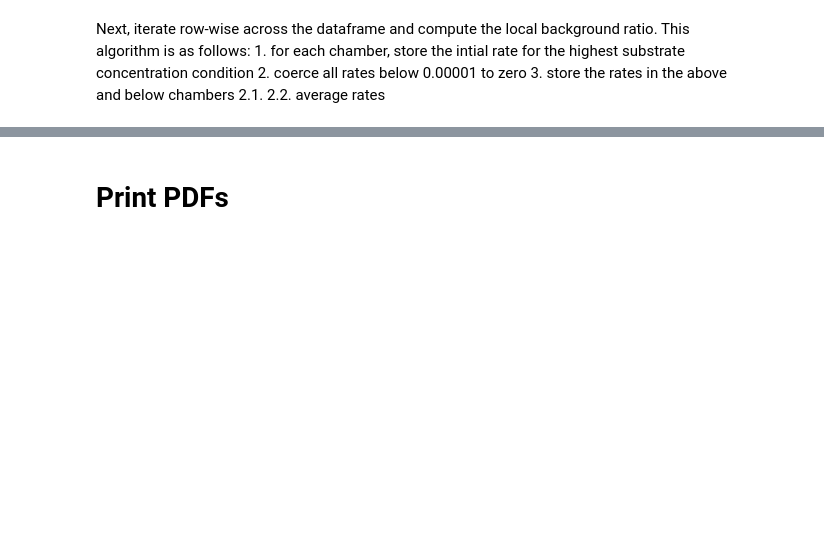
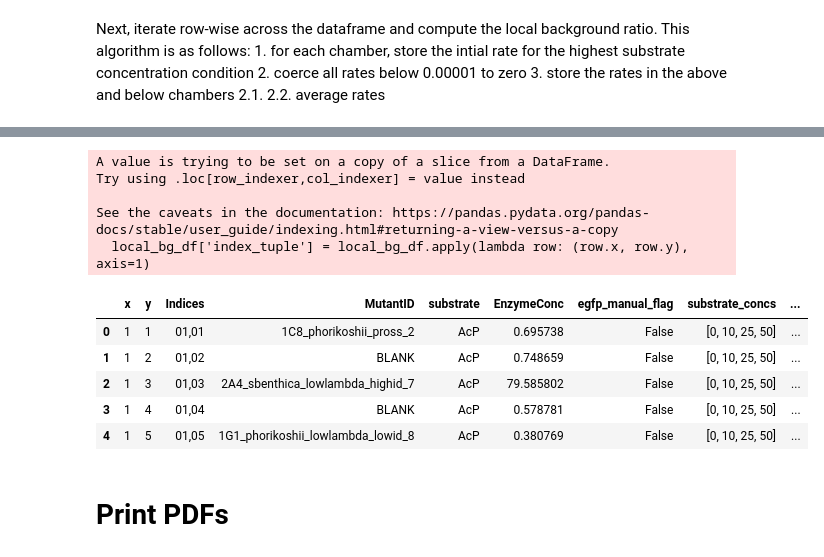
Before and after one commit to FordyceLab/htmek-workup, a Jupyter notebook: experiment_processing.ipynb, the cells around one changed output, grey strips where cells are left out. Drawn from its saved outputs; the diff is of its cells as text; code cells hidden in the pictures; blank space fills up the shorter version.

```diff
--- a/experiment_processing.ipynb
+++ b/experiment_processing.ipynb
@@ -633,3 +179,18 @@ See the caveats in the documentation: https://pandas.pydata.org/pandas-docs/stab
+# %%
+squeeze_mm, sq_merged = processing.calculate_local_bg_ratio(squeeze_mm, sq_merged, device_rows=device_rows, exclude_concs=[100, 75])
+squeeze_mm.head(5)
+# %% [output]
+A value is trying to be set on a copy of a slice from a DataFrame.
+Try using .loc[row_indexer,col_indexer] = value instead
+
+See the caveats in the documentation: https://pandas.pydata.org/pandas-docs/stable/user_guide/indexing.html#returning-a-view-versus-a-copy
+  local_bg_df['index_tuple'] = local_bg_df.apply(lambda row: (row.x, row.y), axis=1)
+|  | x | y | Indices | MutantID | substrate | EnzymeConc | egfp_manual_flag | substrate_concs | ... |
+| 0 | 1 | 1 | 01,01 | 1C8_phorikoshii_pross_2 | AcP | 0.695738 | False | [0, 10, 25, 50] | ... |
+| 1 | 1 | 2 | 01,02 | BLANK | AcP | 0.748659 | False | [0, 10, 25, 50] | ... |
+| 2 | 1 | 3 | 01,03 | 2A4_sbenthica_lowlambda_highid_7 | AcP | 79.585802 | False | [0, 10, 25, 50] | ... |
+| 3 | 1 | 4 | 01,04 | BLANK | AcP | 0.578781 | False | [0, 10, 25, 50] | ... |
+| 4 | 1 | 5 | 01,05 | 1G1_phorikoshii_lowlambda_lowid_8 | AcP | 0.380769 | False | [0, 10, 25, 50] | ... |
 # %% [markdown]
 # Print PDFs
 # %% [markdown]
```
Also changed, not shown: parts of 34 cells of this notebook, 2 other files.
